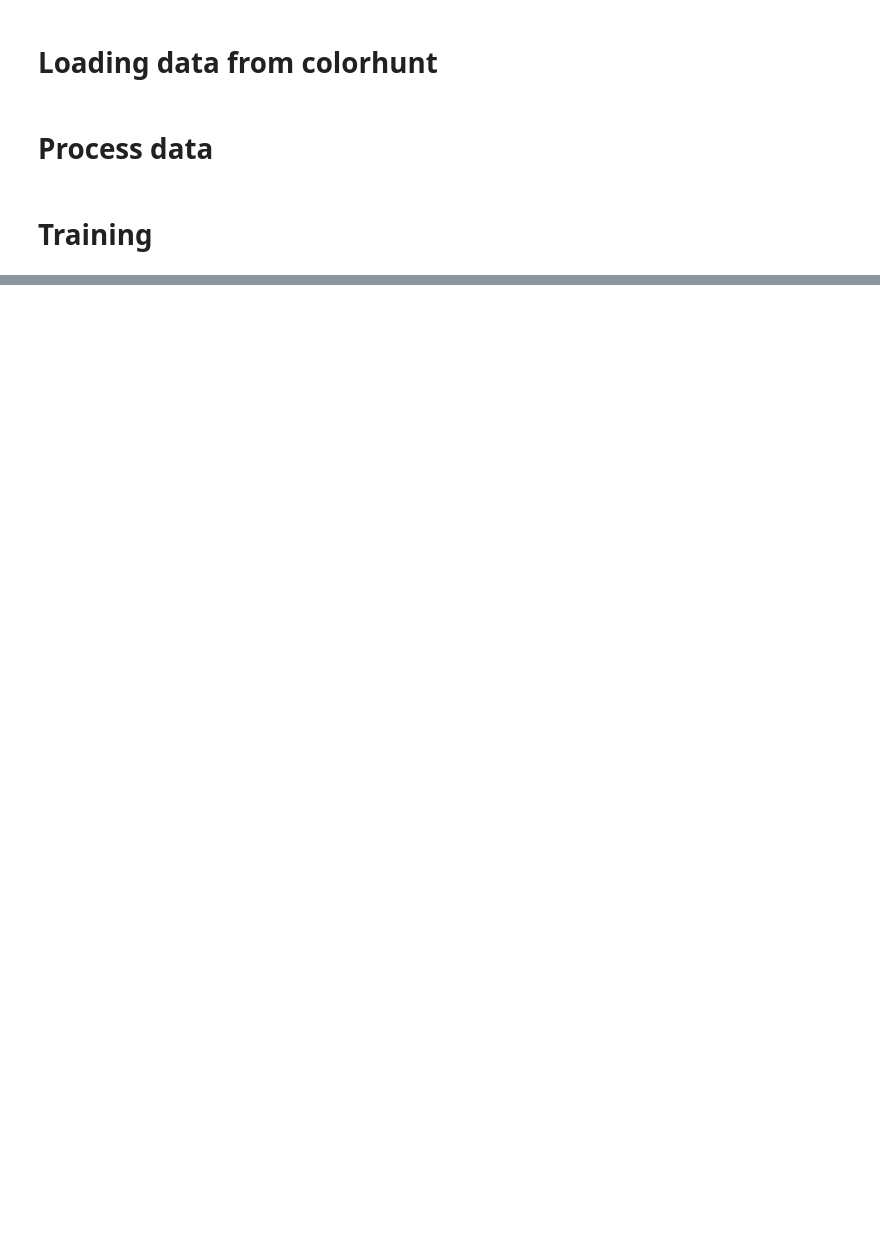
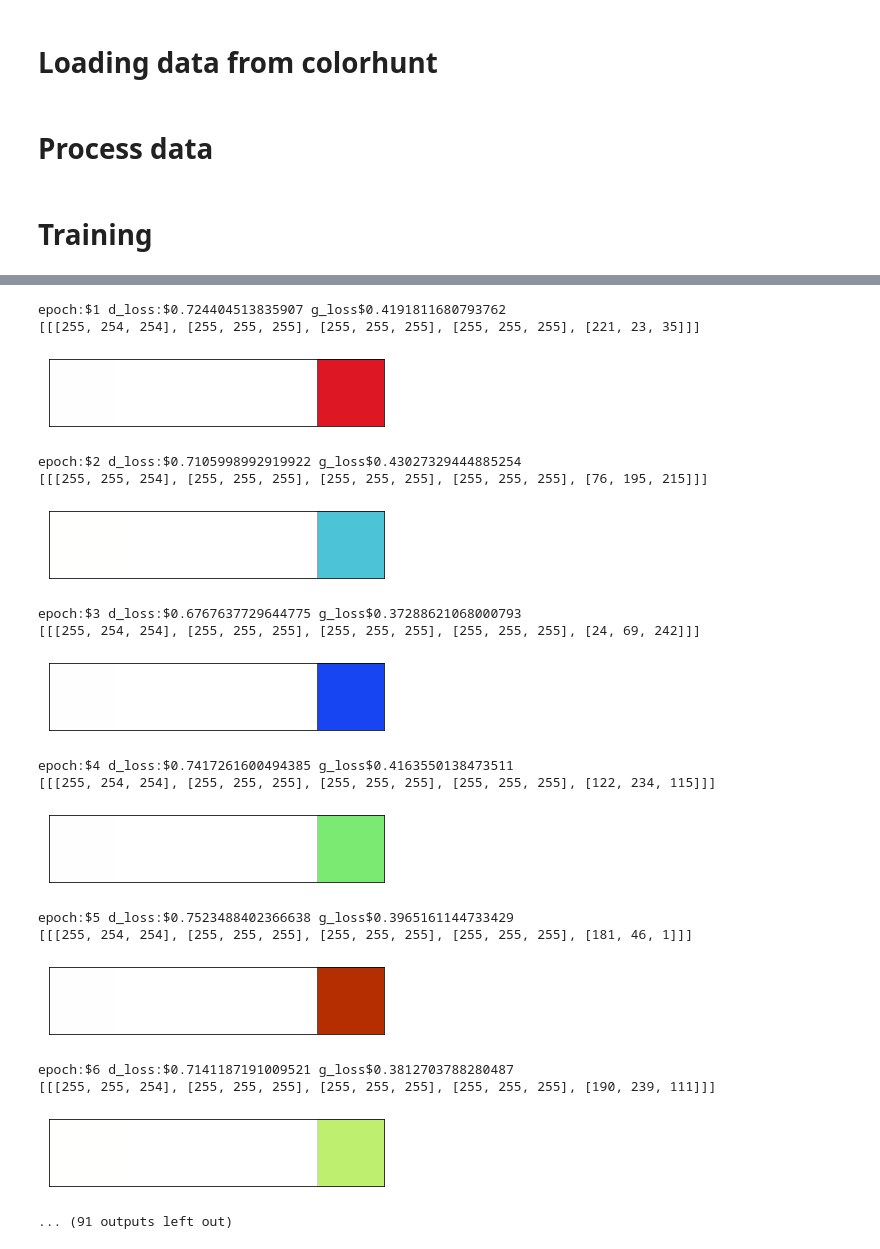
Before and after one commit to boon4681/palette_generator, a Jupyter notebook: main.ipynb, the cells around one changed output, grey strips where cells are left out. Cells and saved outputs as stored; diff of their text form; code cells hidden in the pictures; blank space fills up the shorter version.

```diff
--- a/main.ipynb
+++ b/main.ipynb
@@ -83,0 +129,66 @@ dataset = dataset.batch( batch_size )
+# %%
+gan_input = layers.Input(3,)
+fake_image = generator(gan_input)
+gan_output = discriminator(fake_image)
+gan = Model(gan_input,gan_output)
+gan.compile(loss="binary_crossentropy",optimizer=optimizer)
+# gan.summary()
+# %%
+history_d_loss = []
+history_g_loss = []
+history_train = []
+# %%
+from tqdm import tqdm
+
+for e in range(1,epoch+1):
+    for n in tqdm(range(set_per_epoch)):
+        fake_x = generator.predict(train_x[e*n])
+        real_x = train_y[[e*n]]
+        x = np.concatenate((real_x, fake_x))
+        disc_y = np.zeros(2)
+        disc_y[:1] = 0.9
+
+        d_loss = discriminator.train_on_batch(x, disc_y)
+
+        y_gen = np.ones(1)
+        g_loss = gan.train_on_batch(train_x[e*n], y_gen)
+        history_d_loss.append(d_loss)
+        history_g_loss.append(g_loss)
+        history_train.append(len(history_d_loss))
+    print(f'epoch:${e} d_loss:${d_loss} g_loss${g_loss}')
+    rand = np.asarray([np.random.uniform(0,1,3)])
+    image = generator.predict(rand)*255
+    image = image.reshape((1,4,3)).astype('int')
+    image = image.tolist()
+    image[0]+=(rand*255).astype('int').tolist()
+    print(image)
+    plt.xticks([]);plt.yticks([])
+    plt.imshow(image)
+    plt.show()
+generator.save('./_generator')
+discriminator.save('./_discriminator')
+gan.save('./_gan')
+generator.save_weights('./_generator')
+discriminator.save_weights('./_discriminator')
+gan.save_weights('./_gan')
+print("done!")
+# %% [output]
+epoch:$1 d_loss:$0.724404513835907 g_loss$0.4191811680793762
+[[[255, 254, 254], [255, 255, 255], [255, 255, 255], [255, 255, 255], [221, 23, 35]]]
+[figure, added]
+epoch:$2 d_loss:$0.7105998992919922 g_loss$0.43027329444885254
+[[[255, 255, 254], [255, 255, 255], [255, 255, 255], [255, 255, 255], [76, 195, 215]]]
+[figure, added]
+epoch:$3 d_loss:$0.6767637729644775 g_loss$0.37288621068000793
+[[[255, 254, 254], [255, 255, 255], [255, 255, 255], [255, 255, 255], [24, 69, 242]]]
+[figure, added]
+epoch:$4 d_loss:$0.7417261600494385 g_loss$0.4163550138473511
+[[[255, 254, 254], [255, 255, 255], [255, 255, 255], [255, 255, 255], [122, 234, 115]]]
+[figure, added]
+epoch:$5 d_loss:$0.7523488402366638 g_loss$0.3965161144733429
+[[[255, 254, 254], [255, 255, 255], [255, 255, 255], [255, 255, 255], [181, 46, 1]]]
+[figure, added]
+epoch:$6 d_loss:$0.7141187191009521 g_loss$0.3812703788280487
+[[[255, 255, 254], [255, 255, 255], [255, 255, 255], [255, 255, 255], [190, 239, 111]]]
+[figure, added]
+... (91 outputs left out)
```
Also changed, not shown: parts of 3 cells of this notebook, 14 other files.
